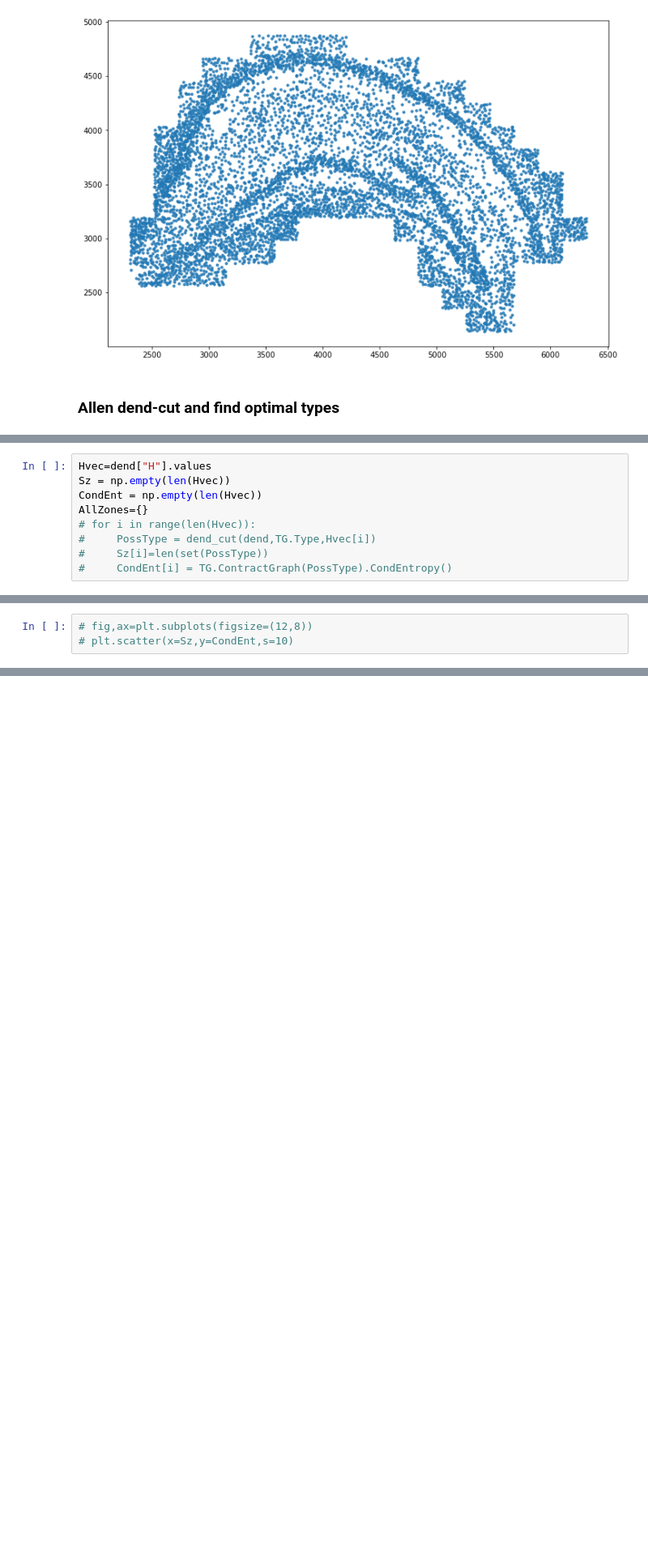
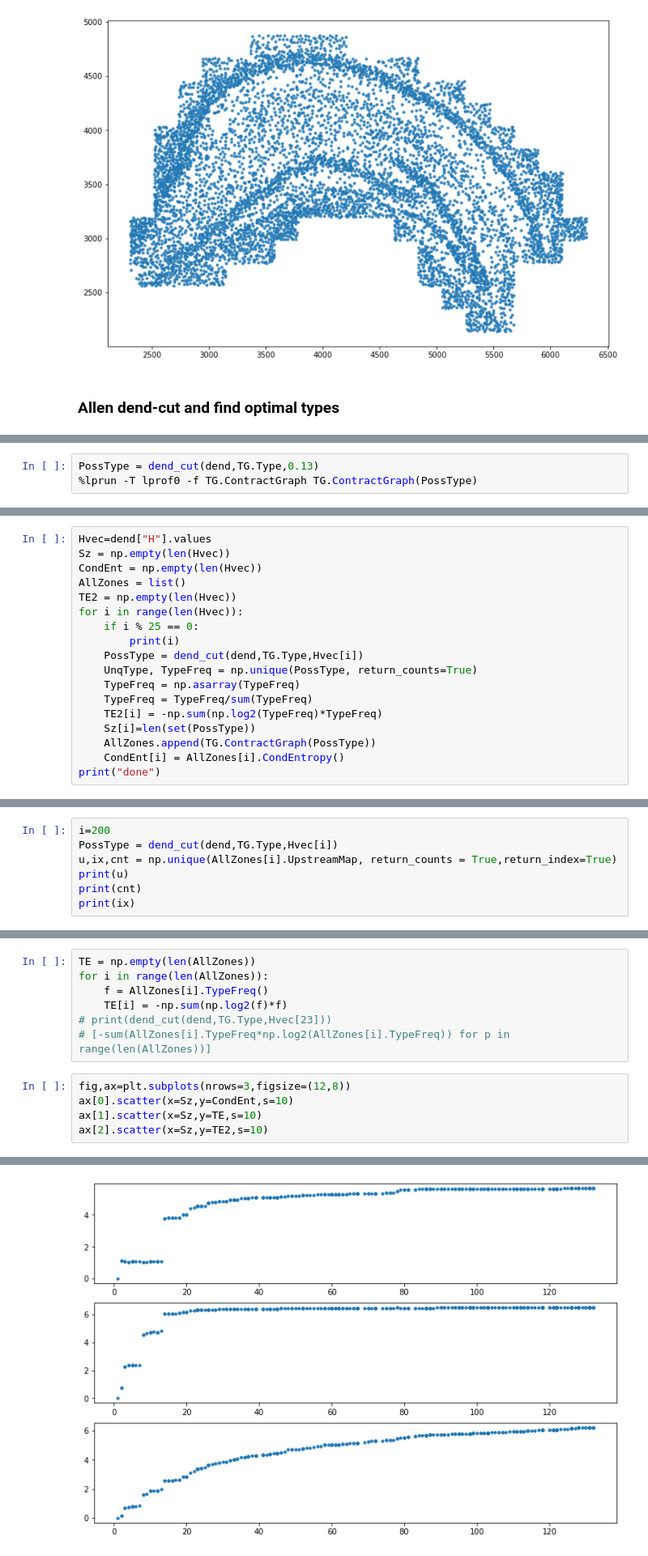
Before and after one commit to wollmanlab/dredFISH, a Jupyter notebook: dredFISH/Python/Analysis/Graph/TestClustering_11182021.ipynb, the cells around one changed output, grey strips where cells are left out. Shown at 81% size. Saved outputs shown, nothing was run; the diff lists cells and outputs as text; blank space fills up the shorter version.

Commit message:
TissueGraph contracts and calculates cond entropy correctly (finally!)

```diff
--- a/dredFISH/Python/Analysis/Graph/TestClustering_11182021.ipynb
+++ b/dredFISH/Python/Analysis/Graph/TestClustering_11182021.ipynb
@@ -69,2 +69,5 @@ def dend_cut(DendRef,CellTypeVec,Hcut):
         TypeVec[ix]=cut["C"]
     return TypeVec
+# %%
+PossType = dend_cut(dend,TG.Type,0.13)
+%lprun -T lprof0 -f TG.ContractGraph TG.ContractGraph(PossType)
@@ -72,8 +94,17 @@ def dend_cut(DendRef,CellTypeVec,Hcut):
 Hvec=dend["H"].values
 Sz = np.empty(len(Hvec))
 CondEnt = np.empty(len(Hvec))
-AllZones={}
-# for i in range(len(Hvec)):
-#     PossType = dend_cut(dend,TG.Type,Hvec[i])
-#     Sz[i]=len(set(PossType))
-#     CondEnt[i] = TG.ContractGraph(PossType).CondEntropy()
+AllZones = list()
+TE2 = np.empty(len(Hvec))
+for i in range(len(Hvec)):
+    if i % 25 == 0:
+        print(i)
+    PossType = dend_cut(dend,TG.Type,Hvec[i])
+    UnqType, TypeFreq = np.unique(PossType, return_counts=True)
+    TypeFreq = np.asarray(TypeFreq)
+    TypeFreq = TypeFreq/sum(TypeFreq)
+    TE2[i] = -np.sum(np.log2(TypeFreq)*TypeFreq)
+    Sz[i]=len(set(PossType))
+    AllZones.append(TG.ContractGraph(PossType))
+    CondEnt[i] = AllZones[i].CondEntropy()
+print("done")
@@ -111,0 +116,7 @@ Wall time: 27.7 ms
+# %%
+i=200
+PossType = dend_cut(dend,TG.Type,Hvec[i])
+u,ix,cnt = np.unique(AllZones[i].UpstreamMap, return_counts = True,return_index=True)
+print(u)
+print(cnt)
+print(ix)
@@ -112,3 +127,13 @@ Wall time: 27.7 ms
+# %%
+TE = np.empty(len(AllZones))
+for i in range(len(AllZones)):
+    f = AllZones[i].TypeFreq()
+    TE[i] = -np.sum(np.log2(f)*f)
+# print(dend_cut(dend,TG.Type,Hvec[23]))
+# [-sum(AllZones[i].TypeFreq*np.log2(AllZones[i].TypeFreq)) for p in range(len(AllZones))]
 # %%
-# fig,ax=plt.subplots(figsize=(12,8))
-# plt.scatter(x=Sz,y=CondEnt,s=10)
+fig,ax=plt.subplots(nrows=3,figsize=(12,8))
+ax[0].scatter(x=Sz,y=CondEnt,s=10)
+ax[1].scatter(x=Sz,y=TE,s=10)
+ax[2].scatter(x=Sz,y=TE2,s=10)
+# %% [output]
@@ -114,0 +141 @@ Wall time: 27.7 ms
+[figure, added]
```
Also changed, not shown: parts of 10 cells of this notebook, 2 other files.
